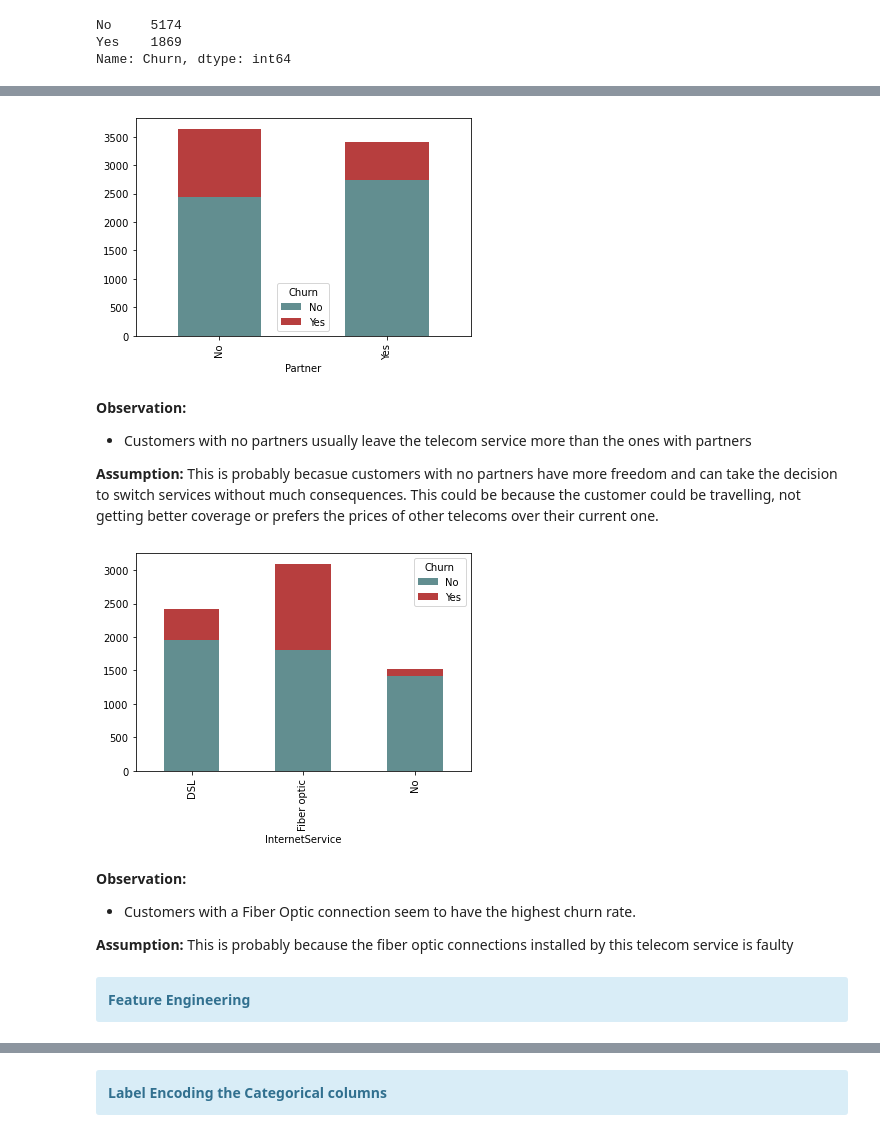
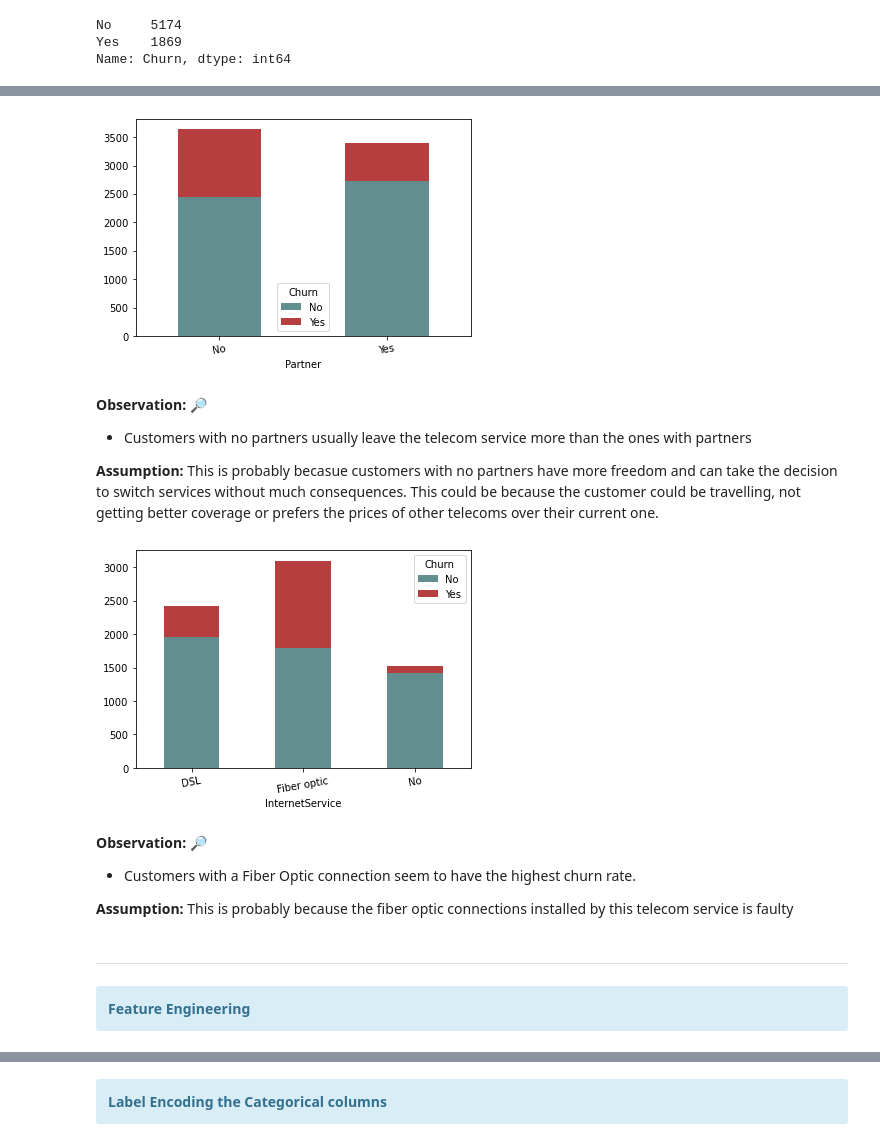
Before and after one commit to ibvhim/DataTrained-Evaluation-Projects, a Jupyter notebook: Evaluation Project 7 - Telecom Customer Churn/Customer_churn.ipynb, the cells around one changed output, grey strips where cells are left out. Cells and saved outputs as stored; diff of their text form; code cells hidden in the pictures.

```diff
--- a/Evaluation Project 7 - Telecom Customer Churn/Customer_churn.ipynb
+++ b/Evaluation Project 7 - Telecom Customer Churn/Customer_churn.ipynb
@@ -190,27 +198,30 @@ the majority of visitors might be departing because they found a better alternat
 less charges
 # %%
 df.groupby(["Partner", "Churn"]).size().unstack().plot(kind='bar', stacked=True,color=(['#628E90','#B73E3E']))
+plt.xticks(rotation=10)
 plt.show()
 # %% [output]
-[figure, old version]
+[figure, new version]
 # %% [markdown]
-__Observation:__
+__Observation: 🔎__
 - Customers with no partners usually leave the telecom service more than the ones with partners
 
 __Assumption:__
 This is probably becasue customers with no partners have more freedom and can take the decision to switch services without much consequences. This could be because the customer could be travelling, not getting better coverage or prefers the prices of other telecoms over their current one.
 # %%
 df.groupby(["InternetService", "Churn"]).size().unstack().plot(kind='bar', stacked=True,color=(['#628E90','#B73E3E']))
+plt.xticks(rotation=10)
 plt.show()
 # %% [output]
-[figure, old version]
+[figure, new version]
 # %% [markdown]
-__Observation:__
+__Observation: 🔎__
 - Customers with a Fiber Optic connection seem to have the highest churn rate.
 
 __Assumption:__
 This is probably because the fiber optic connections installed by this telecom service is faulty
 # %% [markdown]
+***
 <div class='alert alert-box alert-info'>
     <b>Feature Engineering<b>
 # %%
```
Also changed, not shown: parts of 48 cells of this notebook.
